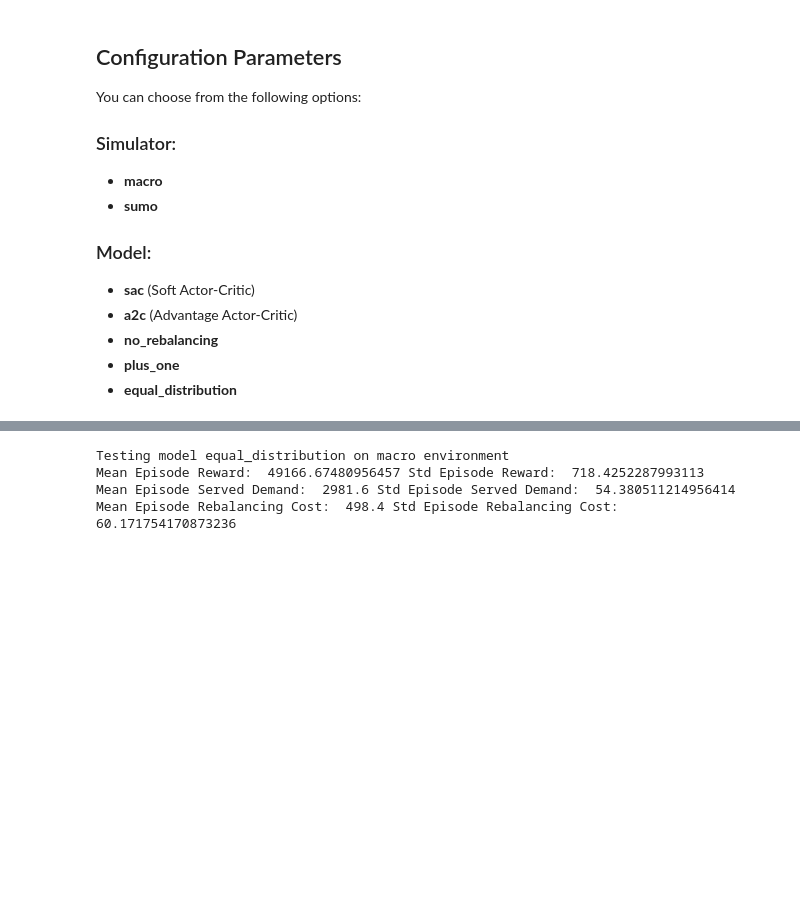
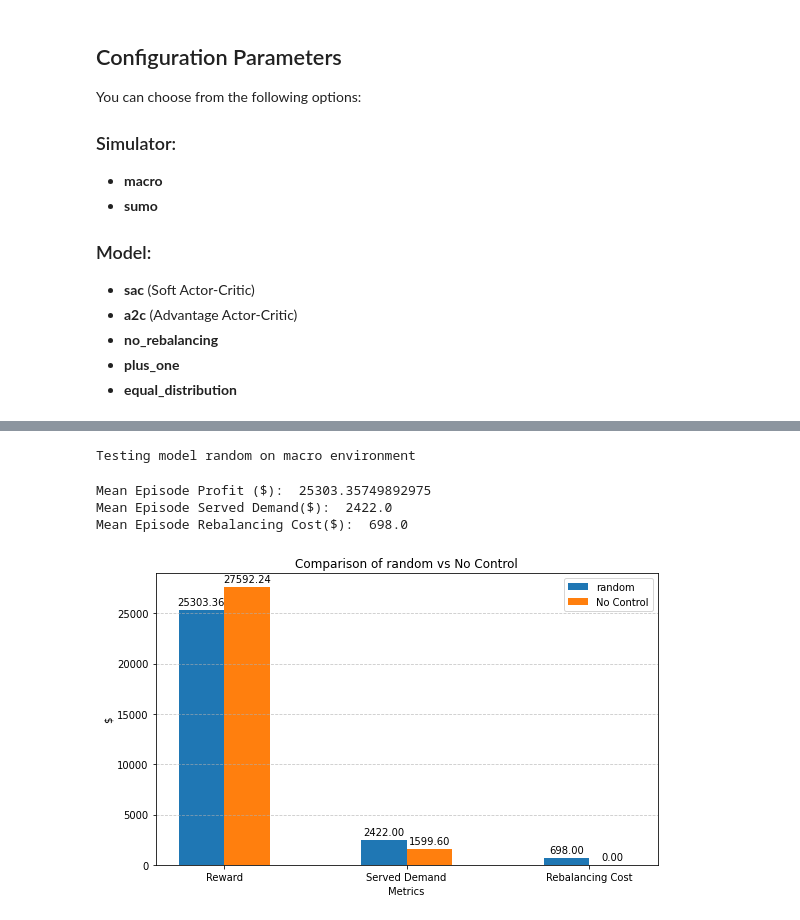
Before and after one commit to gigitresca/amod_complete_repo, a Jupyter notebook: test.ipynb, the cells around one changed output, grey strips where cells are left out. Saved outputs shown, nothing was run; the diff lists cells and outputs as text; code cells hidden in the pictures; blank space fills up the shorter version.

```diff
--- a/test.ipynb
+++ b/test.ipynb
@@ -126,13 +129,15 @@ Mean Episode Rebalancing Cost:  552.0 Std Episode Rebalancing Cost:  0.0
 # %%
 config = {
     "simulator.name": "macro",
-    "model.name": "equal_distribution",
+    "model.name": "random",
     "simulator.city": "nyc_brooklyn",
     "model.cplexpath": None,
+    "model.test_episodes": 1,
 }
 test(config)
 # %% [output]
-Testing model equal_distribution on macro environment
-Mean Episode Reward:  49166.67480956457 Std Episode Reward:  718.4252287993113
-Mean Episode Served Demand:  2981.6 Std Episode Served Demand:  54.380511214956414
-Mean Episode Rebalancing Cost:  498.4 Std Episode Rebalancing Cost:  60.171754170873236
+Testing model random on macro environment
+Mean Episode Profit ($):  25303.35749892975
+Mean Episode Served Demand($):  2422.0
+Mean Episode Rebalancing Cost($):  698.0
+[figure, added]
```
Also changed, not shown: parts of 7 cells of this notebook, 14 other files.
